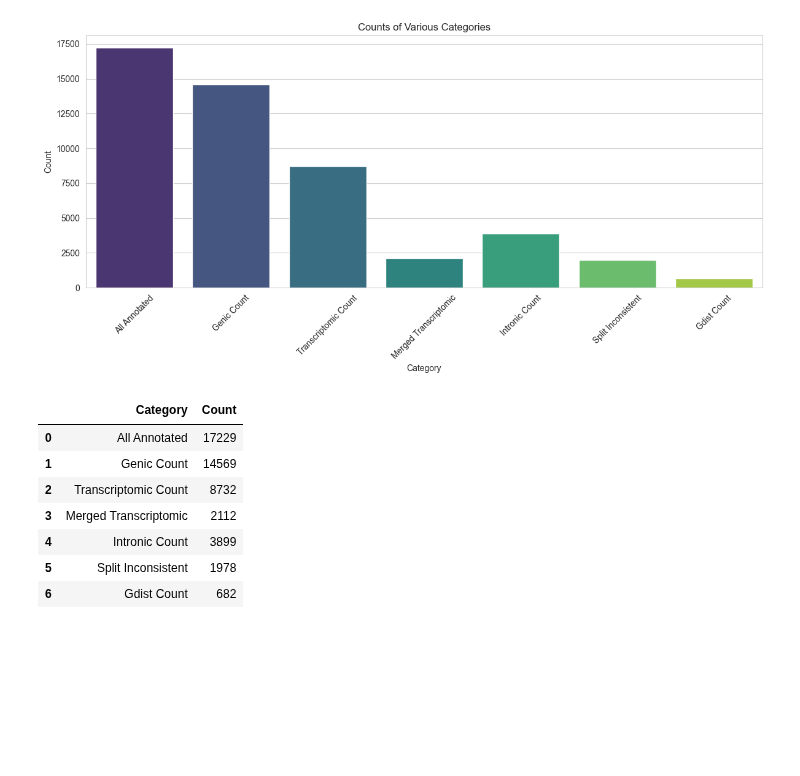
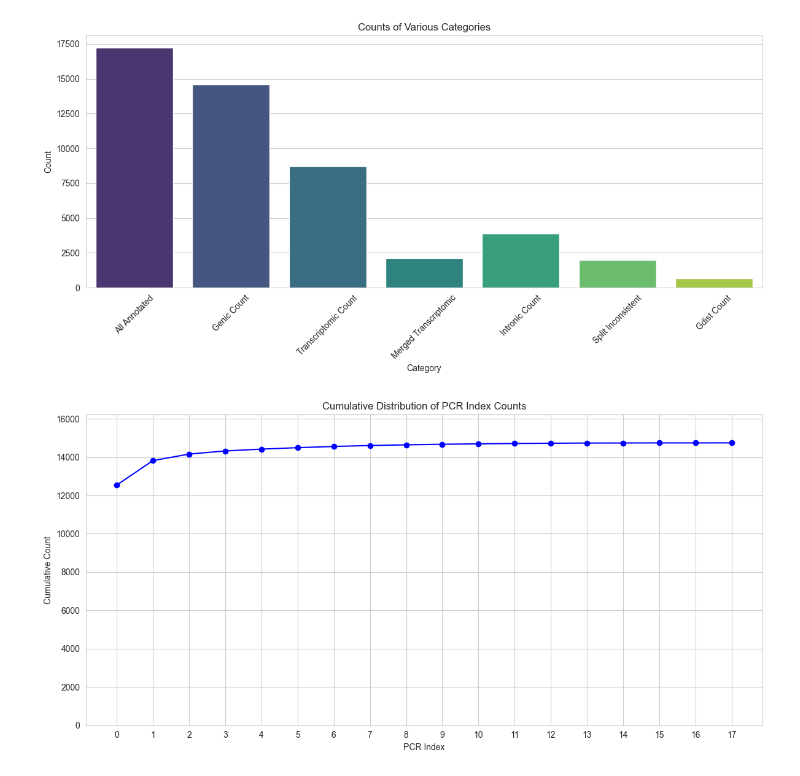
Before and after one commit to IngiumDev/gobi, a Jupyter notebook: src/main/Analysis/BAMFeatures/AnalzeBAMFeatures.ipynb, the cells around one changed output. Drawn from its saved outputs; the diff is of its cells as text; code cells hidden in the pictures; blank space fills up the shorter version.

Commit message:
Continued working on plots, tried cdf of pcr index with exponential, bar plot metrics, cumulative distribution of gdist values

```diff
--- a/src/main/Analysis/BAMFeatures/AnalzeBAMFeatures.ipynb
+++ b/src/main/Analysis/BAMFeatures/AnalzeBAMFeatures.ipynb
@@ -346,13 +349,36 @@ plt.show()
 # %% [output]
 [figure]
 # %%
-counts_df
+
+# Convert the pcr_index_count dictionary to a DataFrame
+pcr_index_df = pd.DataFrame(list(pcr_index_count.items()), columns=['PCR Index', 'Count'])
+
+# Convert the PCR Index column to integers
+pcr_index_df['PCR Index'] = pcr_index_df['PCR Index'].astype(int)
+
+# Sort the DataFrame by PCR Index
+pcr_index_df = pcr_index_df.sort_values(by='PCR Index')
+
+# Calculate the cumulative sum of the counts
+pcr_index_df['Cumulative Count'] = pcr_index_df['Count'].cumsum()
+
+# Plot the cumulative distribution
+plt.figure(figsize=(12, 6))
+plt.plot(pcr_index_df['PCR Index'], pcr_index_df['Cumulative Count'], marker='o', linestyle='-', color='b')
+
+# Set plot title and labels
+plt.title('Cumulative Distribution of PCR Index Counts')
+plt.xlabel('PCR Index')
+plt.ylabel('Cumulative Count')
+
+# Ensure the y-axis starts at 0
+plt.ylim(bottom=0, top=pcr_index_df['Cumulative Count'].max() * 1.1)
+
+# Set x-axis to display only whole numbers
+plt.xticks(ticks=range(pcr_index_df['PCR Index'].min(), pcr_index_df['PCR Index'].max() + 1))
+
+# Show the plot
+plt.tight_layout()
+plt.show()
 # %% [output]
-|  | Category | Count |
-| 0 | All Annotated | 17229 |
-| 1 | Genic Count | 14569 |
-| 2 | Transcriptomic Count | 8732 |
-| 3 | Merged Transcriptomic | 2112 |
-| 4 | Intronic Count | 3899 |
-| 5 | Split Inconsistent | 1978 |
-| 6 | Gdist Count | 682 |
+[figure, added]
```
Also changed, not shown: parts of 6 cells of this notebook.
